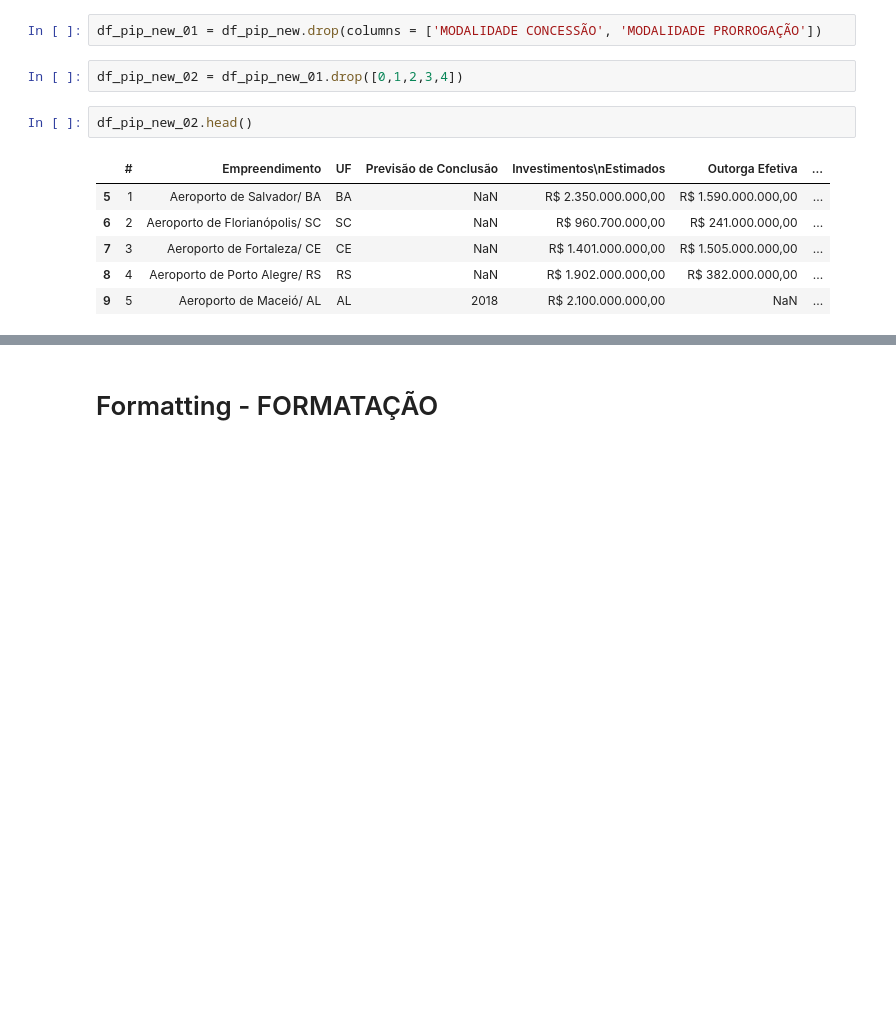
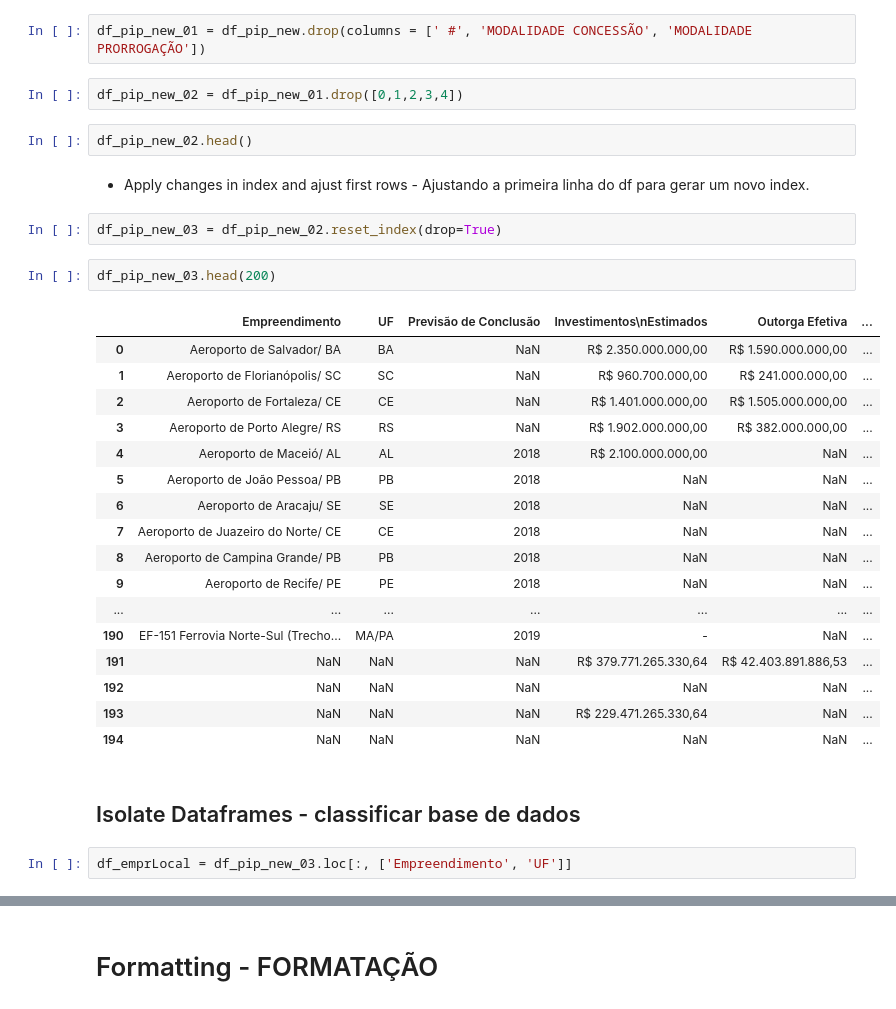
Before and after one commit to Caviuna/InfraBuilding, a Jupyter notebook: building.ipynb, the cells around one changed output, grey strips where cells are left out. Saved outputs shown, nothing was run; the diff lists cells and outputs as text; blank space fills up the shorter version.

```diff
--- a/building.ipynb
+++ b/building.ipynb
@@ -363,15 +185,36 @@ df_pip_new['MODALIDADE PRORROGAÇÃO']
 # %% [markdown]
 - Remove row and columns. Remover linas e colunas
 # %%
-df_pip_new_01 = df_pip_new.drop(columns = ['MODALIDADE CONCESSÃO', 'MODALIDADE PRORROGAÇÃO'])
+df_pip_new_01 = df_pip_new.drop(columns = [' #', 'MODALIDADE CONCESSÃO', 'MODALIDADE PRORROGAÇÃO'])
 # %%
 df_pip_new_02 = df_pip_new_01.drop([0,1,2,3,4])
 # %%
 df_pip_new_02.head()
-# %% [output]
-|  | # | Empreendimento | UF | Previsão de Conclusão | Investimentos\nEstimados | Outorga Efetiva | ... |
-| 5 | 1 | Aeroporto de Salvador/ BA | BA | NaN | R$ 2.350.000.000,00 | R$ 1.590.000.000,00 | ... |
-| 6 | 2 | Aeroporto de Florianópolis/ SC | SC | NaN | R$ 960.700.000,00 | R$ 241.000.000,00 | ... |
-| 7 | 3 | Aeroporto de Fortaleza/ CE | CE | NaN | R$ 1.401.000.000,00 | R$ 1.505.000.000,00 | ... |
-| 8 | 4 | Aeroporto de Porto Alegre/ RS | RS | NaN | R$ 1.902.000.000,00 | R$ 382.000.000,00 | ... |
-| 9 | 5 | Aeroporto de Maceió/ AL | AL | 2018 | R$ 2.100.000.000,00 | NaN | ... |
+# %% [markdown]
+- Apply changes in index and ajust first rows - Ajustando a primeira linha do df para gerar um novo index.
+# %%
+df_pip_new_03 = df_pip_new_02.reset_index(drop=True)
+# %%
+df_pip_new_03.head(200)
+# %% [output]
+|  | Empreendimento | UF | Previsão de Conclusão | Investimentos\nEstimados | Outorga Efetiva | ... |
+| 0 | Aeroporto de Salvador/ BA | BA | NaN | R$ 2.350.000.000,00 | R$ 1.590.000.000,00 | ... |
+| 1 | Aeroporto de Florianópolis/ SC | SC | NaN | R$ 960.700.000,00 | R$ 241.000.000,00 | ... |
+| 2 | Aeroporto de Fortaleza/ CE | CE | NaN | R$ 1.401.000.000,00 | R$ 1.505.000.000,00 | ... |
+| 3 | Aeroporto de Porto Alegre/ RS | RS | NaN | R$ 1.902.000.000,00 | R$ 382.000.000,00 | ... |
+| 4 | Aeroporto de Maceió/ AL | AL | 2018 | R$ 2.100.000.000,00 | NaN | ... |
+| 5 | Aeroporto de João Pessoa/ PB | PB | 2018 | NaN | NaN | ... |
+| 6 | Aeroporto de Aracaju/ SE | SE | 2018 | NaN | NaN | ... |
+| 7 | Aeroporto de Juazeiro do Norte/ CE | CE | 2018 | NaN | NaN | ... |
+| 8 | Aeroporto de Campina Grande/ PB | PB | 2018 | NaN | NaN | ... |
+| 9 | Aeroporto de Recife/ PE | PE | 2018 | NaN | NaN | ... |
+| ... | ... | ... | ... | ... | ... | ... |
+| 190 | EF-151 Ferrovia Norte-Sul (Trecho... | MA/PA | 2019 | - | NaN | ... |
+| 191 | NaN | NaN | NaN | R$ 379.771.265.330,64 | R$ 42.403.891.886,53 | ... |
+| 192 | NaN | NaN | NaN | NaN | NaN | ... |
+| 193 | NaN | NaN | NaN | R$ 229.471.265.330,64 | NaN | ... |
+| 194 | NaN | NaN | NaN | NaN | NaN | ... |
+# %% [markdown]
+## Isolate Dataframes - classificar base de dados
+# %%
+df_emprLocal = df_pip_new_03.loc[:, ['Empreendimento', 'UF']]
```
Also changed, not shown: parts of 32 cells of this notebook.
